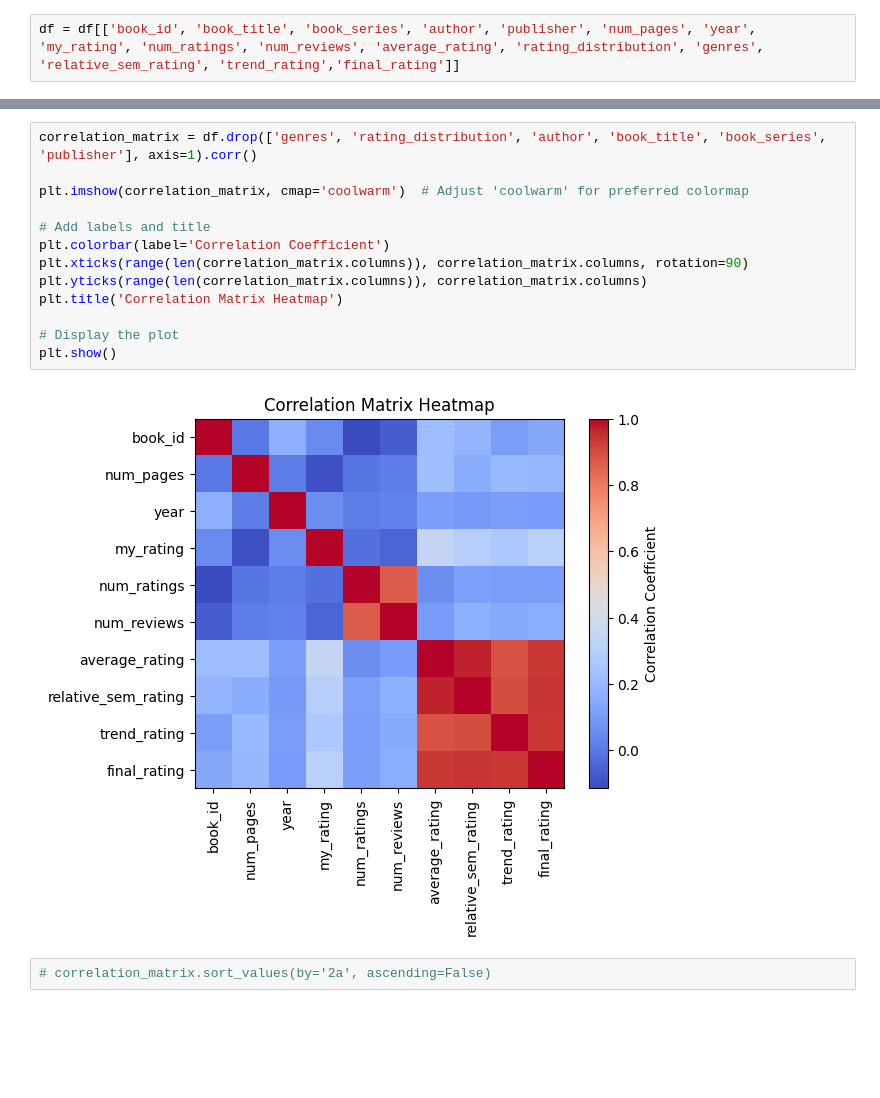
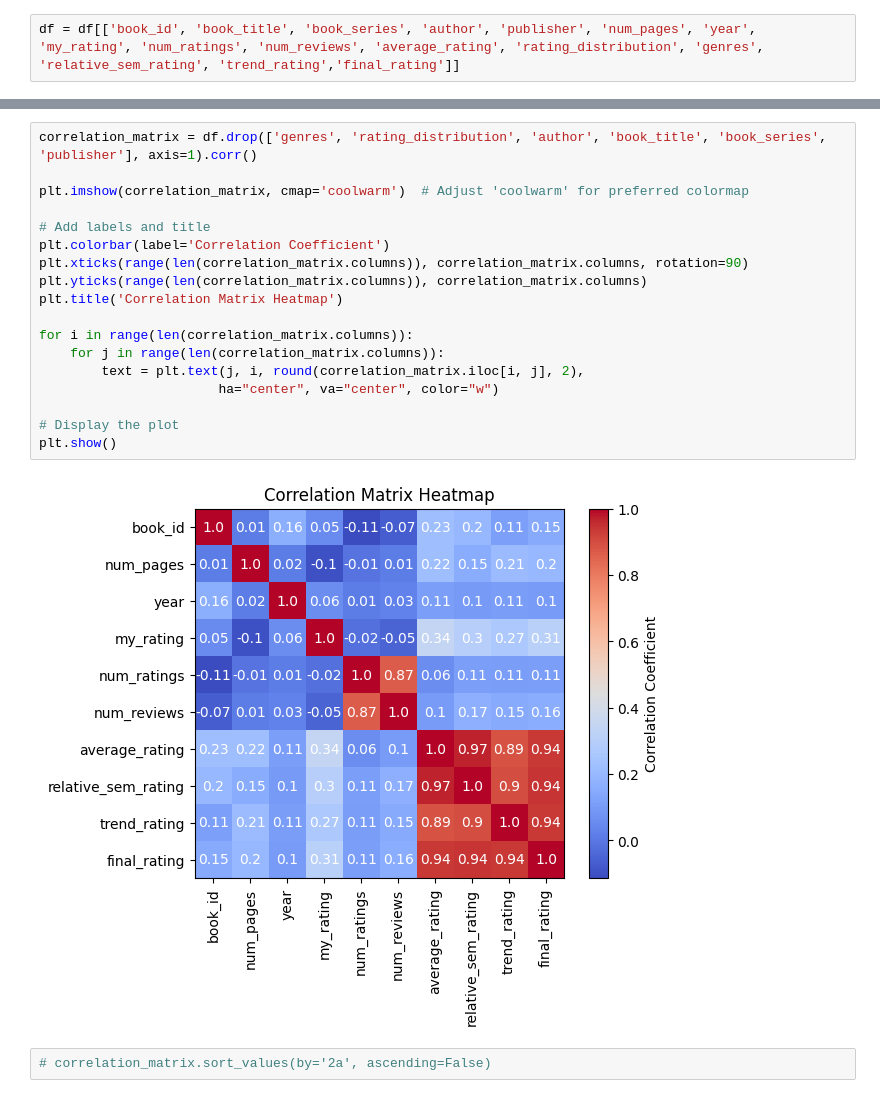
Before and after one commit to AleYepes/testing, a Jupyter notebook: goodreads-ranker/main.ipynb, the cells around one changed output, grey strips where cells are left out. Drawn from its saved outputs; the diff is of its cells as text; blank space fills up the shorter version.

```diff
--- a/goodreads-ranker/main.ipynb
+++ b/goodreads-ranker/main.ipynb
@@ -204,18 +199,23 @@ df.loc[df['my_rating'].isnull(), :].sort_values(by='final_rating', ascending=Fal
 # %%
 correlation_matrix = df.drop(['genres', 'rating_distribution', 'author', 'book_title', 'book_series', 'publisher'], axis=1).corr()
 
 plt.imshow(correlation_matrix, cmap='coolwarm')  # Adjust 'coolwarm' for preferred colormap
 
 # Add labels and title
 plt.colorbar(label='Correlation Coefficient')
 plt.xticks(range(len(correlation_matrix.columns)), correlation_matrix.columns, rotation=90)
 plt.yticks(range(len(correlation_matrix.columns)), correlation_matrix.columns)
 plt.title('Correlation Matrix Heatmap')
 
+for i in range(len(correlation_matrix.columns)):
+    for j in range(len(correlation_matrix.columns)):
+        text = plt.text(j, i, round(correlation_matrix.iloc[i, j], 2),
+                       ha="center", va="center", color="w")
+
 # Display the plot
 plt.show()
 # %% [output]
-[figure, old version]
+[figure, new version]
 # %%
 # correlation_matrix.sort_values(by='2a', ascending=False)
 # %% [markdown]
```
Also changed, not shown: parts of 6 cells of this notebook, 1 other file.
